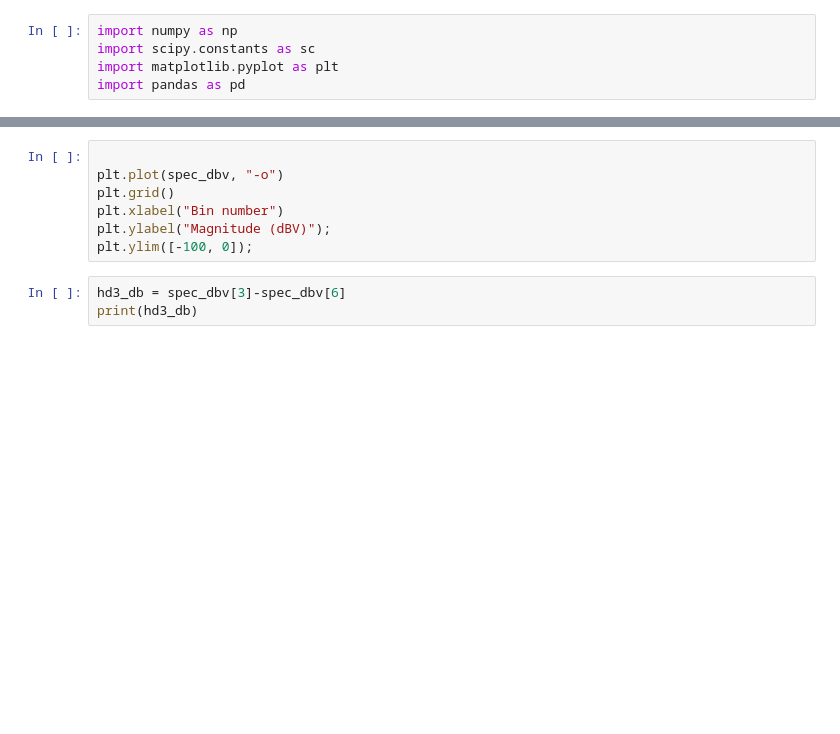
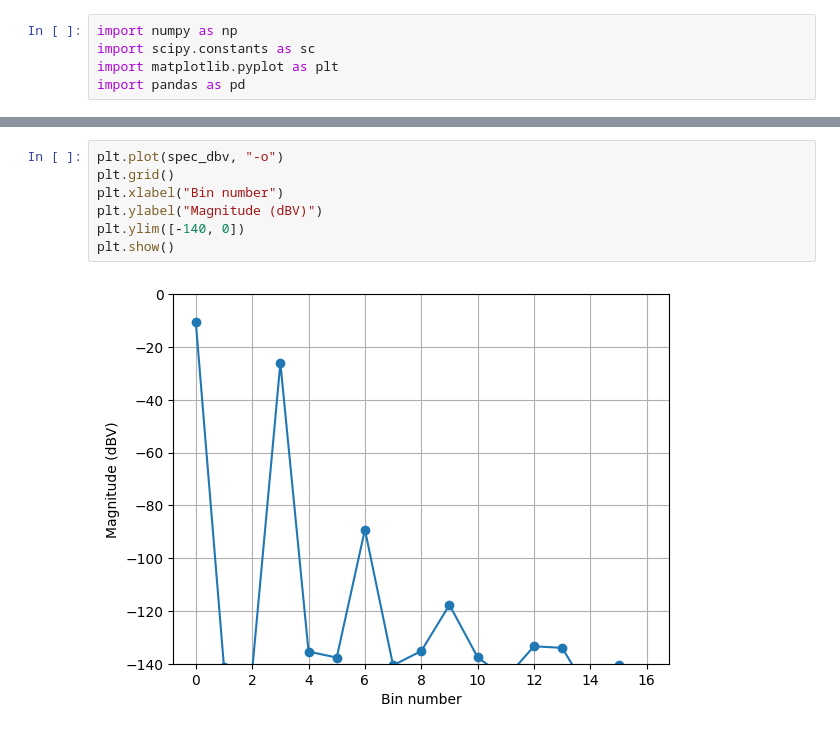
Before and after one commit to bmurmann/ICONS2026, a Jupyter notebook: th_nmos/th_nmos_samp.ipynb, the cells around one changed output, grey strips where cells are left out. Cells and saved outputs as stored; diff of their text form; blank space fills up the shorter version.

```diff
--- a/th_nmos/th_nmos_samp.ipynb
+++ b/th_nmos/th_nmos_samp.ipynb
@@ -56,10 +65,9 @@ print(spec_dbv)
 # %%
-
 plt.plot(spec_dbv, "-o")
 plt.grid()
 plt.xlabel("Bin number")
-plt.ylabel("Magnitude (dBV)");
-plt.ylim([-100, 0]);
+plt.ylabel("Magnitude (dBV)")
+plt.ylim([-140, 0])
+plt.show()
+# %% [output]
+[figure, added]
-# %%
-hd3_db = spec_dbv[3]-spec_dbv[6]
-print(hd3_db)
```
Also changed, not shown: parts of 8 cells of this notebook, 6 other files.
